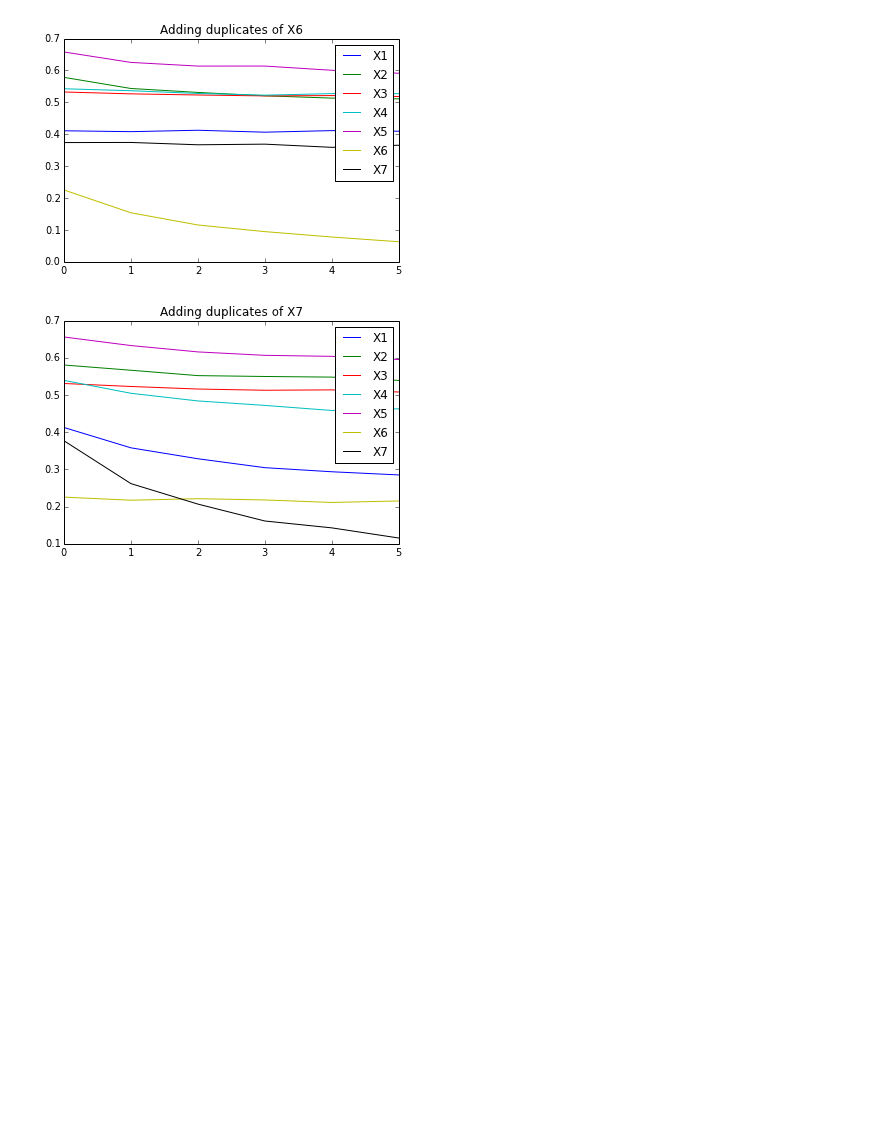
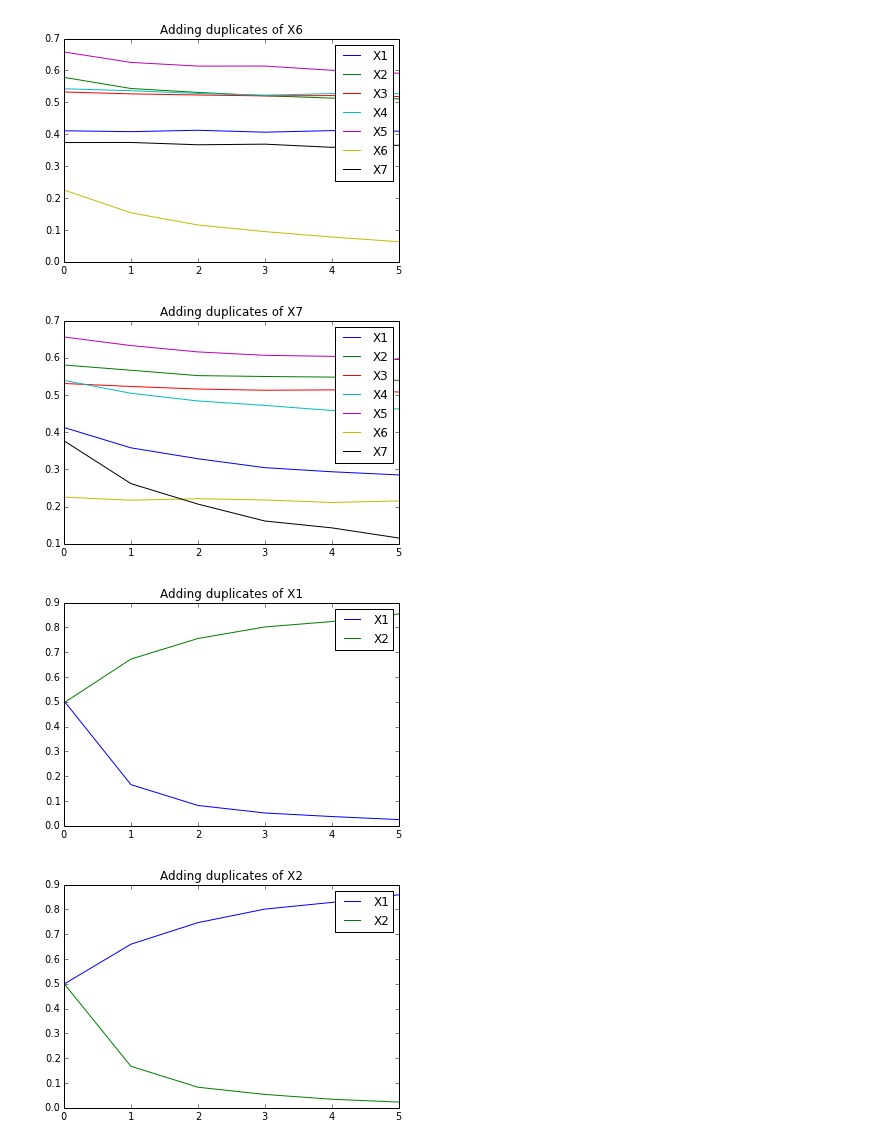
Before and after one commit to glouppe/phd-thesis, a Jupyter notebook: scripts/ch7_redundant.ipynb, the cells around one changed output. Drawn from its saved outputs; the diff is of its cells as text; code cells hidden in the pictures; blank space fills up the shorter version.

```diff
--- a/scripts/ch7_redundant.ipynb
+++ b/scripts/ch7_redundant.ipynb
@@ -60,3 +60,12 @@ for i in range(X.shape[1]):
 [figure]
 [figure]
 [figure]
+# %%
+X = np.array([[0, 0], [0, 1], [1, 0], [1, 1]])
+y = np.array([1, 0, 0, 1])
+
+for i in range(X.shape[1]):
+    plot_with_dupplicate(X, y, duplicate=i, n_copies=5)
+# %% [output]
+[figure, added]
+[figure, added]
```
Also changed, not shown: 1 other file.
